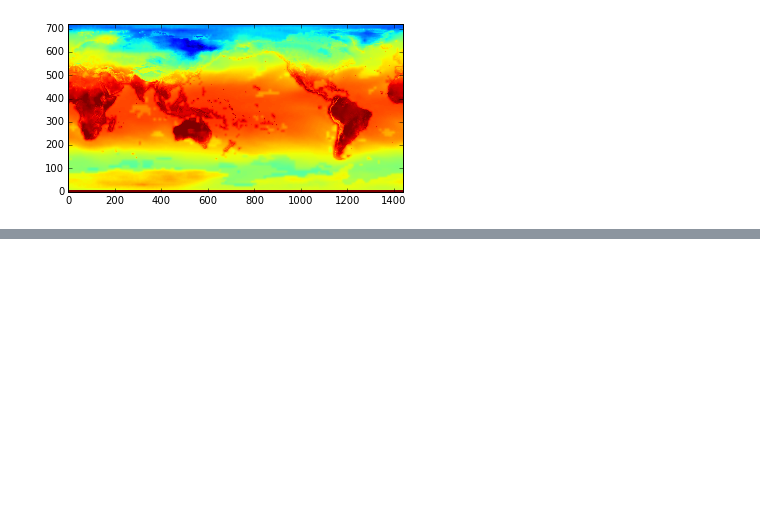
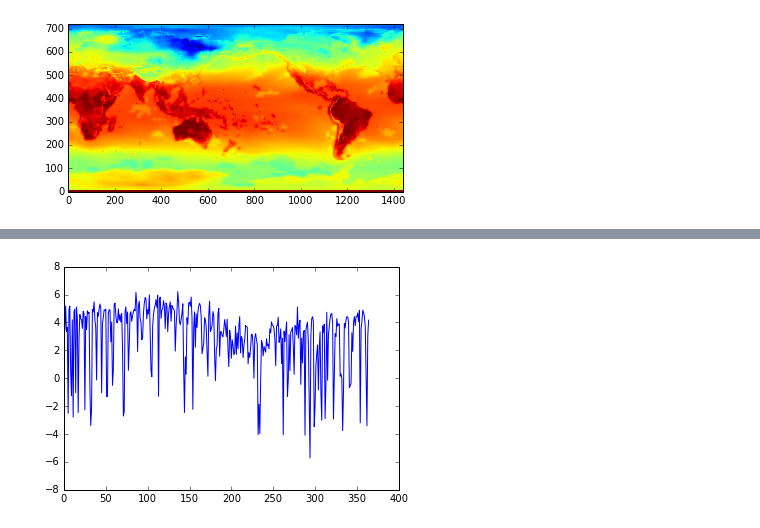
Before and after one commit to HDFGroup/hsds_examples, a Jupyter notebook: tasmax/notebooks/tasmax_bscd.ipynb, the cells around one changed output, grey strips where cells are left out. Cells and saved outputs as stored; diff of their text form; code cells hidden in the pictures; blank space fills up the shorter version.

```diff
--- a/tasmax/notebooks/tasmax_bscd.ipynb
+++ b/tasmax/notebooks/tasmax_bscd.ipynb
@@ -70,0 +75,2 @@ plt.imshow(np.clip(sample, 200, 320), origin='lower')
+# %%
+time_series = dset[:, 180, 50]
@@ -70,0 +89,7 @@ plt.imshow(np.clip(sample, 200, 320), origin='lower')
+# %%
+t = np.arange(0, 365, 1)
+plt.plot(t, time_series)
+plt.ylim((-8, 8))
+plt.show()
+# %% [output]
+[figure, added]
```
Also changed, not shown: parts of 10 cells of this notebook.
